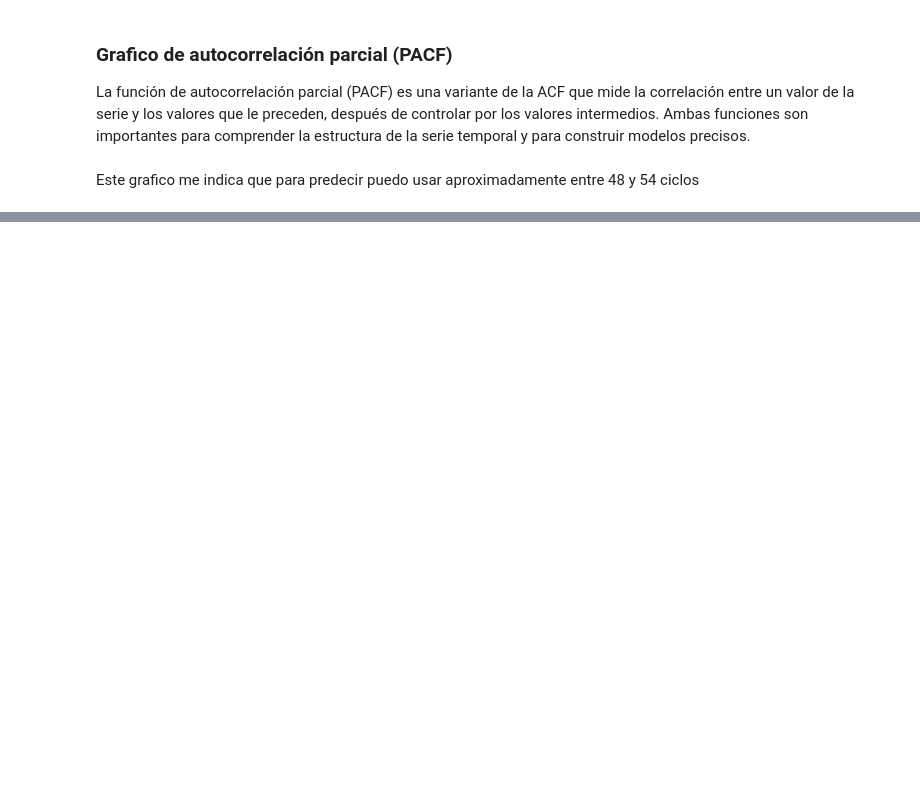
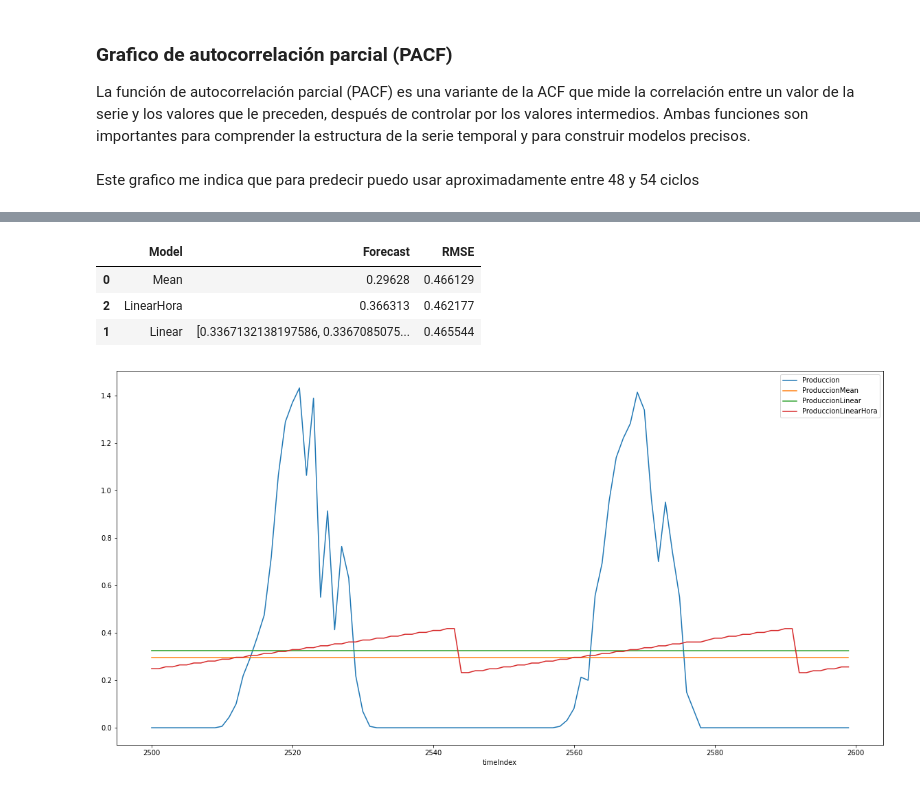
Before and after one commit to PabloSGomez50/humai-solar-panels, a Jupyter notebook: join_dataframe.ipynb, the cells around one changed output, grey strips where cells are left out. Cells and saved outputs as stored; diff of their text form; code cells hidden in the pictures; blank space fills up the shorter version.

```diff
--- a/join_dataframe.ipynb
+++ b/join_dataframe.ipynb
@@ -345,0 +488,3 @@ plt.show()
+# %%
+df_train["ProduccionLinear"] = model_linear_pred
+df_train.head()
@@ -345,0 +520,4 @@ plt.show()
+# %%
+# Ahora estimamos una variante del modelo lineal, incluyendo el logaritmo de las cantidades como regresor
+model_linear_hora = smf.ols('Produccion ~ timeIndex + Hora', data = df_train).fit()
+model_linear_hora.summary()
@@ -345,0 +547,3 @@ plt.show()
+# %%
+df_train["ProduccionLinearHora"] = model_linear_hora.predict()
+model_linear_hora.params
@@ -345,0 +560,17 @@ plt.show()
+# %%
+dfModelsResults.loc[2,"Model"] = "LinearHora"
+dfModelsResults.loc[2,"Forecast"] = (model_linear_hora.params[0] +
+                                        model_linear_hora.params[1] * 146 +
+                                        model_linear_hora.params[2] * np.log(4000000))
+dfModelsResults.loc[2,"RMSE"] = RMSE(df_train.ProduccionLinearHora, df_train.Produccion)
+dfModelsResults.head()
+# %% [output]
+|  | Model | Forecast | RMSE |
+| 0 | Mean | 0.29628 | 0.466129 |
+| 2 | LinearHora | 0.366313 | 0.462177 |
+| 1 | Linear | [0.3367132138197586, 0.3367085075... | 0.465544 |
+# %%
+df_train[2500:2600].plot(kind="line", x="timeIndex", y = ["Produccion", "ProduccionMean",
+                                             "ProduccionLinear", "ProduccionLinearHora"], figsize=(20,10));
+# %% [output]
+[figure, added]
```
Also changed, not shown: parts of 26 cells of this notebook.
